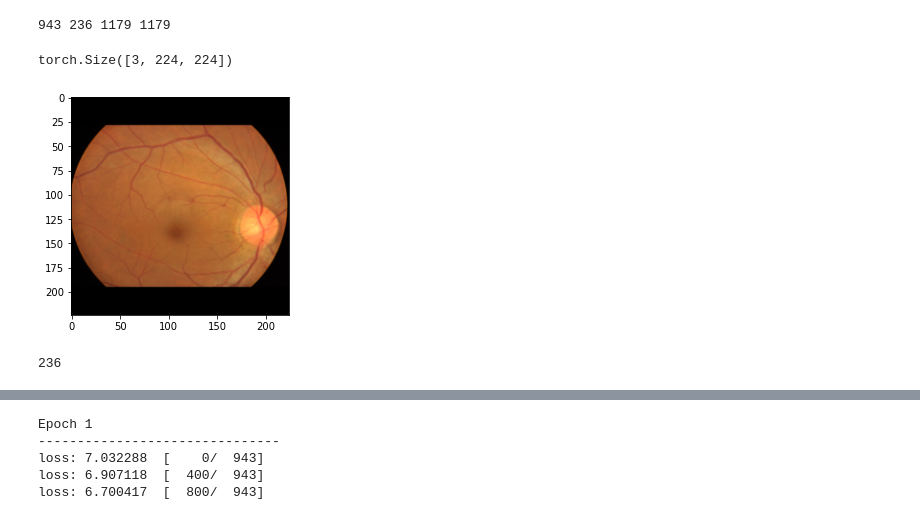
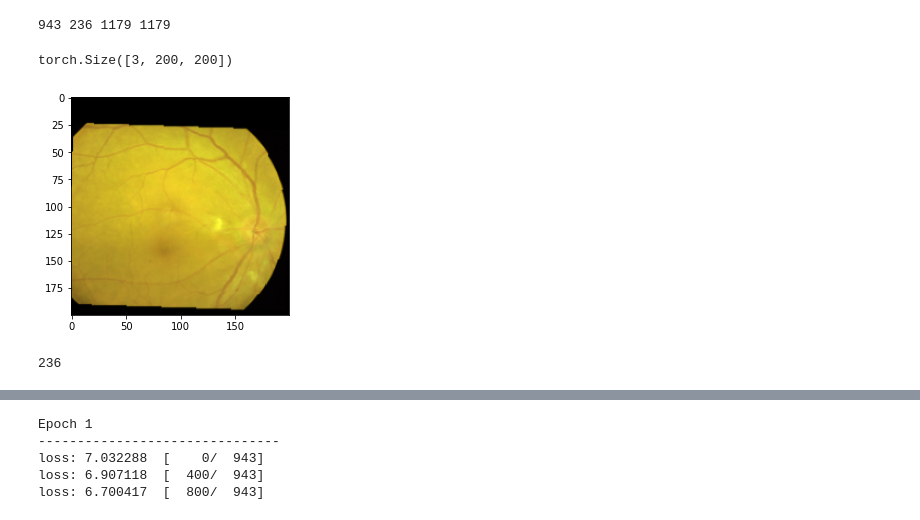
Before and after one commit to Catonpancake/AdvancedNN, a Jupyter notebook: retinatask.ipynb, the cells around one changed output, grey strips where cells are left out. Cells and saved outputs as stored; diff of their text form; code cells hidden in the pictures.

```diff
--- a/retinatask.ipynb
+++ b/retinatask.ipynb
@@ -114,21 +93,33 @@ plt.show()
+# %%
+#DataLoad
+data_path = './trainvalid/'
+train_transforms_basic = transforms.Compose([SquarePad(),
+                                       transforms.Resize(224),
+                                       transforms.ToTensor(),
+                                       ])
+
+train_transforms_all = transforms.Compose([SquarePad(),
+                                       transforms.Resize(224),
+                                       transforms.ToTensor(),
+                                       transforms.ColorJitter(brightness=(0.8,1.5),contrast=0,saturation=(0.5,1.5),hue=(-0.1,0.1)),
+                                       transforms.RandomHorizontalFlip(),
+                                       transforms.RandomCrop(200),
+                                       transforms.RandomVerticalFlip(),
+                                       transforms.RandomRotation((-30,30)),
+                                       ])
 # %%
-#DataLoad
-data_path = './trainvalid/'
-train_transforms = transforms.Compose([SquarePad(),
-                                       transforms.Resize(224),
-                                       transforms.ToTensor(),
-                                       ])
-trainl, validl= load_split_train_vaild(data_path, train_transforms, valid_size=.2, batch_size=4)
+augmentation = 'Yes'
+trainl, validl= load_split_train_vaild(data_path, train_transforms_all, valid_size=.2, batch_size=4)
 # %% [output]
 943 236 1179 1179
 # %%
 print(trainl.dataset[10][0].size())
-plt.imshow(np.uint8(trainl.dataset[0][0].permute(1,2,0)*255))
+plt.imshow(np.uint8(trainl.dataset[17][0].permute(1,2,0)*255))
 plt.show()
 len(validl.dataset)
 # %% [output]
-torch.Size([3, 224, 224])
+torch.Size([3, 200, 200])
-[figure, old version]
+[figure, new version]
 236
 # %%
 timm.list_models()
```
Also changed, not shown: parts of 8 cells of this notebook.
